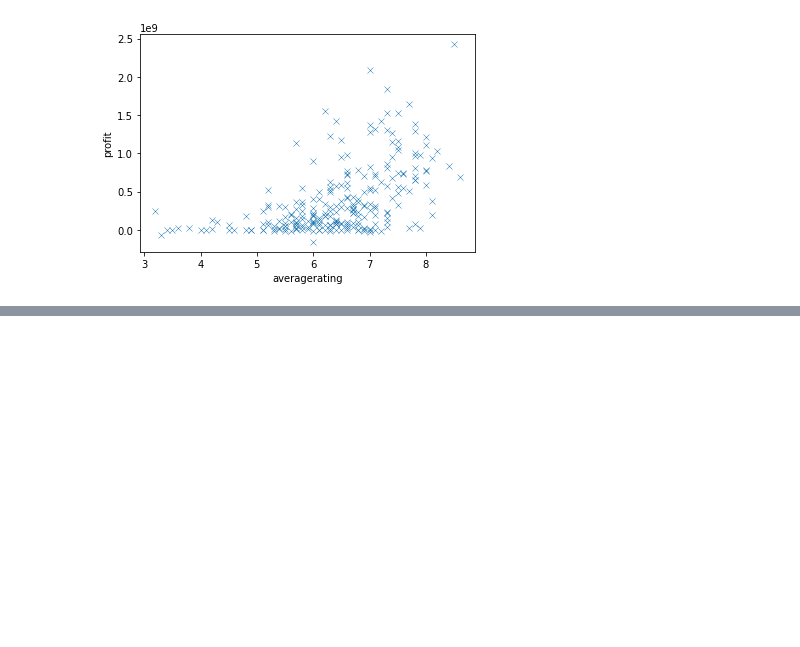
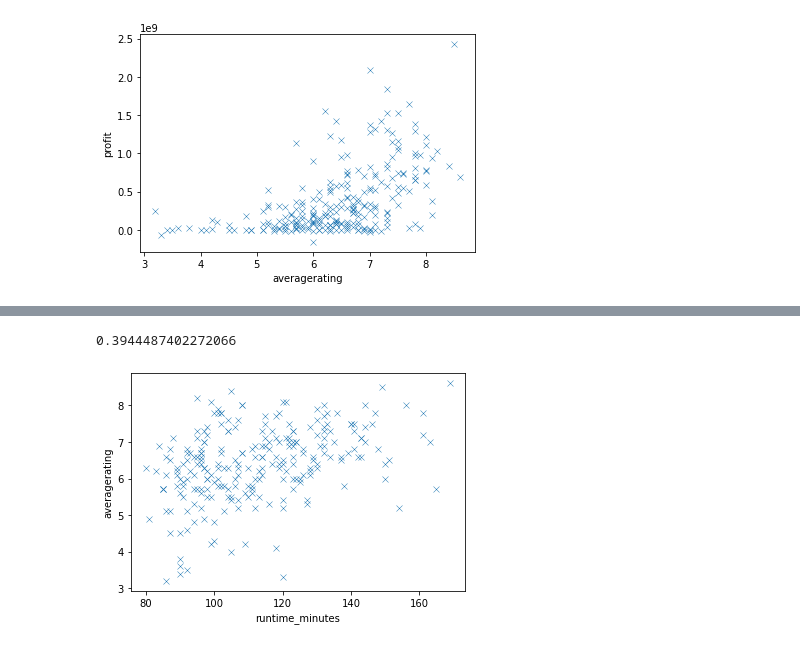
Before and after one commit to alexanderdaffara/Movies_Insights_EDA, a Jupyter notebook: utku.ipynb, the cells around one changed output, grey strips where cells are left out. Drawn from its saved outputs; the diff is of its cells as text; code cells hidden in the pictures; blank space fills up the shorter version.

```diff
--- a/utku.ipynb
+++ b/utku.ipynb
@@ -463,0 +471,6 @@ profit_rating.corr()['averagerating']['profit']
+# %%
+sns.scatterplot( x=profit_rating['runtime_minutes'], y=profit_rating['averagerating'], marker = 'x')
+profit_rating.corr()['runtime_minutes']['averagerating']
+# %% [output]
+0.3944487402272066
+[figure, added]
```
Also changed, not shown: parts of 33 cells of this notebook.
